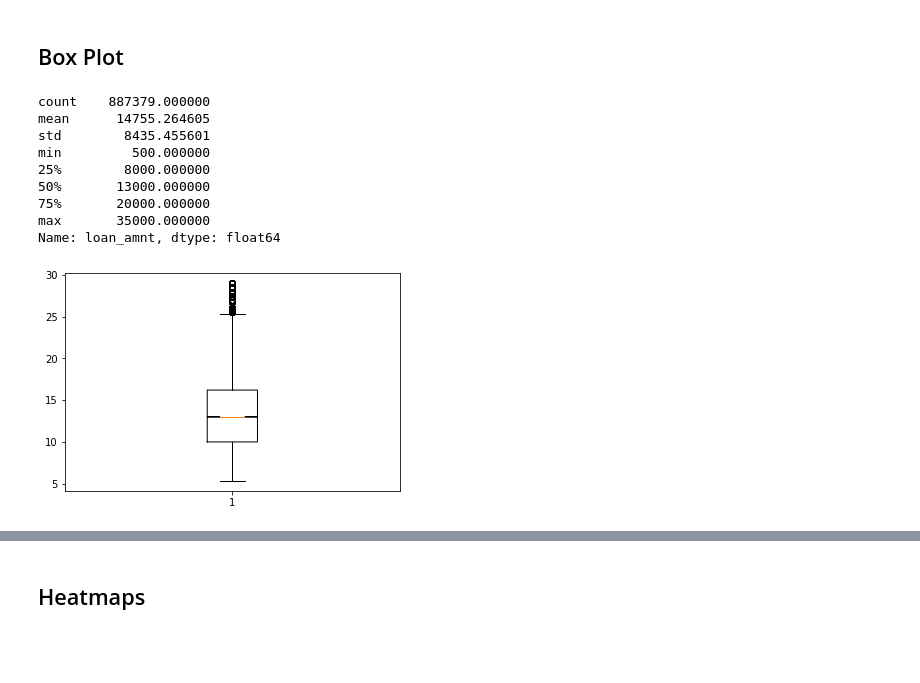
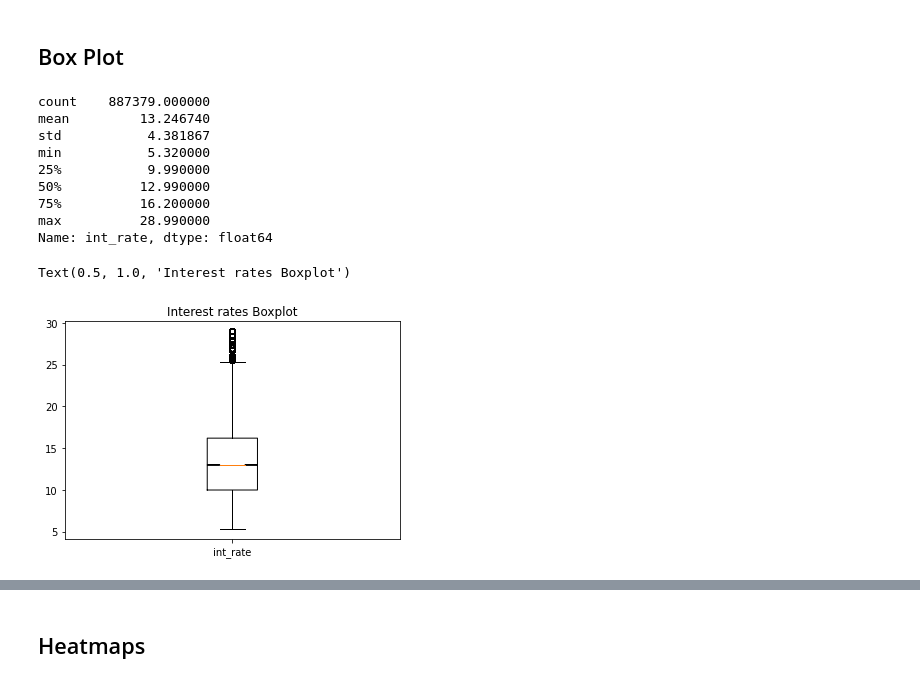
Before and after one commit to fburnelli/cas-de-stat-vis, a Jupyter notebook: vis.ipynb, the cells around one changed output, grey strips where cells are left out. Cells and saved outputs as stored; diff of their text form; code cells hidden in the pictures; blank space fills up the shorter version.

```diff
--- a/vis.ipynb
+++ b/vis.ipynb
@@ -128,22 +128,22 @@ plt.bar(x, y2, width = 1, color='red',bottom=y2)
 [figure]
 # %% [markdown]
 ## Box Plot
-# %%
-df = pd.read_csv("lc_loan.csv")
 # %%
-df.loan_amnt.describe()
+df['int_rate'].describe()
 # %% [output]
 count    887379.000000
-mean      14755.264605
-std        8435.455601
-min         500.000000
-25%        8000.000000
-50%       13000.000000
-75%       20000.000000
-max       35000.000000
-Name: loan_amnt, dtype: float64
+mean         13.246740
+std           4.381867
+min           5.320000
+25%           9.990000
+50%          12.990000
+75%          16.200000
+max          28.990000
+Name: int_rate, dtype: float64
 # %%
 plt.figure()
-_ = plt.boxplot(df['int_rate'],title='',notch=True)
+_ = plt.boxplot(df['int_rate'],notch=True,labels=['int_rate'])
+plt.title('Interest rates Boxplot')
 # %% [output]
+Text(0.5, 1.0, 'Interest rates Boxplot')
-[figure, old version]
+[figure, new version]
```
Also changed, not shown: parts of 9 cells of this notebook.
